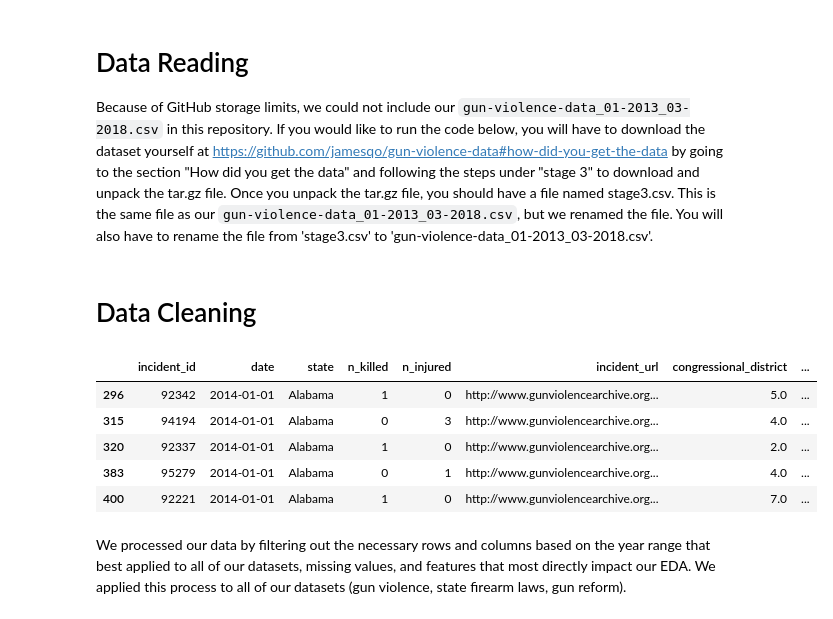
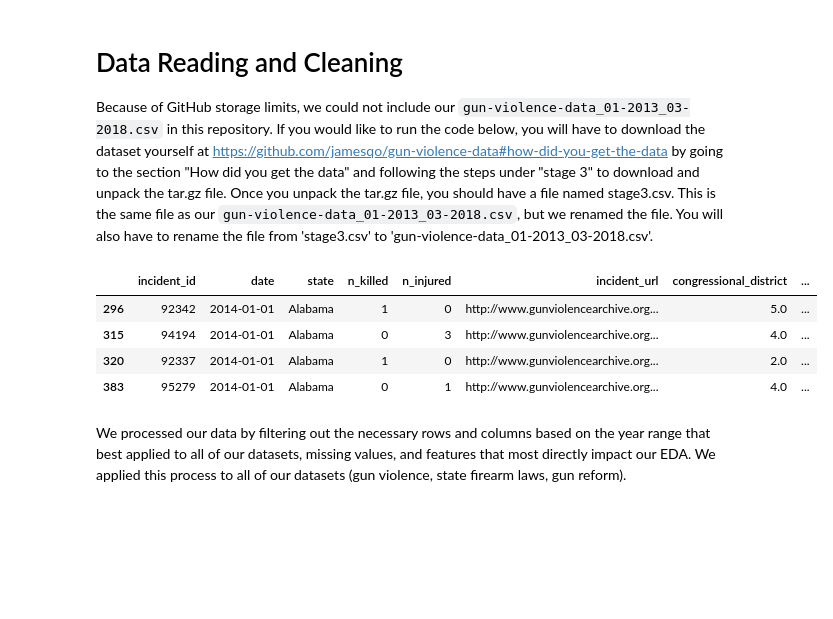
Before and after one commit to uic-cs418/cs418-spring22-purple, a Jupyter notebook: final_report.ipynb, the cells around one changed output. Saved outputs shown, nothing was run; the diff lists cells and outputs as text; code cells hidden in the pictures; blank space fills up the shorter version.

```diff
--- a/final_report.ipynb
+++ b/final_report.ipynb
@@ -27,4 +19,4 @@ The original scope of the project (mentioned above) has not changed since the pr
 # %% [markdown]
-# Data Reading
+# Data Reading and Cleaning
 
 Because of GitHub storage limits, we could not include our `gun-violence-data_01-2013_03-2018.csv` in this repository. If you would like to run the code below, you will have to download the dataset yourself at https://github.com/jamesqo/gun-violence-data#how-did-you-get-the-data by going to the section "How did you get the data" and following the steps under "stage 3" to download and unpack the tar.gz file. Once you unpack the tar.gz file, you should have a file named stage3.csv. This is the same file as our `gun-violence-data_01-2013_03-2018.csv`, but we renamed the file. You will also have to rename the file from 'stage3.csv' to 'gun-violence-data_01-2013_03-2018.csv'.
@@ -40,36 +23,19 @@ gun_laws = pd.DataFrame(data = gunlaws,columns=['state', 'year', 'lawtotal'])
-# %% [markdown]
-# Data Cleaning
-# %%
-gun_data = pd.read_csv('gun-violence-data_01-2013_03-2018.csv')
-missing_row = ['sban_1', '2017-10-01', 'Nevada', 'Las Vegas', 'Mandalay Bay 3950 Blvd S', 59, 489, 'https://en.wikipedia.org/wiki/2017_Las_Vegas_shooting', 'https://en.wikipedia.org/wiki/2017_Las_Vegas_shooting', '-', '-', '-', '-', '-', '36.095', 'Hotel',
-               '-115.171667', 47, 'Route 91 Harvest Festiva; concert, open fire from 32nd floor. 47 guns seized; TOTAL:59 kill, 489 inj, number shot TBD,girlfriend Marilou Danley POI', '-', '-', '-', '-', '-', '-', '-', '-', '-', '-']
-gun_data.loc[len(gun_data)] = missing_row
-# Created some additional features
-gun_data['date'] = pd.to_datetime(gun_data['date'])
-gun_data['year'] = gun_data['date'].dt.year
-gun_data['month'] = gun_data['date'].dt.month
-gun_data['monthday'] = gun_data['date'].dt.day
-gun_data['weekday'] = gun_data['date'].dt.weekday
-gun_data['loss'] = gun_data['n_killed'] + gun_data['n_injured']
-# Sorted data by state since gun reform data is sorted by state and year in ascending order
-gun_data = gun_data.sort_values(['state', 'year'], ascending = [True, True])
-# Filtered only cases where the year is between 2014 and 2017
-gun_data = gun_data[(gun_data['year'] >= 2014) & (gun_data['year'] <= 2017)]
-# Removed some unecessary columns
-gun_data = gun_data.drop(columns=['city_or_county','address','source_url','participant_relationship',
-                                    'incident_url_fields_missing', 'latitude', 'longitude', 'location_description',
-                                    'participant_name', 'sources', 'month', 'monthday', 'weekday', 'loss',
-                                   'gun_stolen', 'gun_type', 'n_guns_involved', 'notes'])
-# Missing values dropped rows with NaN values
-gun_data = gun_data.dropna()
-gun_data.head()
-# %% [output]
-|  | incident_id | date | state | n_killed | n_injured | incident_url | congressional_district | ... |
-| 296 | 92342 | 2014-01-01 | Alabama | 1 | 0 | http://www.gunviolencearchive.org... | 5.0 | ... |
-| 315 | 94194 | 2014-01-01 | Alabama | 0 | 3 | http://www.gunviolencearchive.org... | 4.0 | ... |
-| 320 | 92337 | 2014-01-01 | Alabama | 1 | 0 | http://www.gunviolencearchive.org... | 2.0 | ... |
-| 383 | 95279 | 2014-01-01 | Alabama | 0 | 1 | http://www.gunviolencearchive.org... | 4.0 | ... |
-| 400 | 92221 | 2014-01-01 | Alabama | 1 | 0 | http://www.gunviolencearchive.org... | 7.0 | ... |
+# %%
+# Reading in data for gun violence counts and firearm laws
+gun_data = pd.read_csv('gun-violence-data_01-2013_03-2018.csv')
+gunlaws = pd.read_csv('statefirearmlaws.csv')
+
+gun_data, missing_row, gun_laws = clean_read_data.read_data(gun_data, gunlaws)
+
+gun_data = pd.read_csv('gun-violence-data_01-2013_03-2018.csv')
+gun_data = clean_read_data.clean_data(gun_data)
+gun_data.head(4)
+# %% [output]
+|  | incident_id | date | state | n_killed | n_injured | incident_url | congressional_district | ... |
+| 296 | 92342 | 2014-01-01 | Alabama | 1 | 0 | http://www.gunviolencearchive.org... | 5.0 | ... |
+| 315 | 94194 | 2014-01-01 | Alabama | 0 | 3 | http://www.gunviolencearchive.org... | 4.0 | ... |
+| 320 | 92337 | 2014-01-01 | Alabama | 1 | 0 | http://www.gunviolencearchive.org... | 2.0 | ... |
+| 383 | 95279 | 2014-01-01 | Alabama | 0 | 1 | http://www.gunviolencearchive.org... | 4.0 | ... |
 # %% [markdown]
 We processed our data by filtering out the necessary rows and columns based on the year range that best applied to all of our datasets, missing values, and features that most directly impact our EDA. We applied this process to all of our datasets (gun violence, state firearm laws, gun reform).
 # %% [markdown]
```
Also changed, not shown: parts of 10 cells of this notebook.
